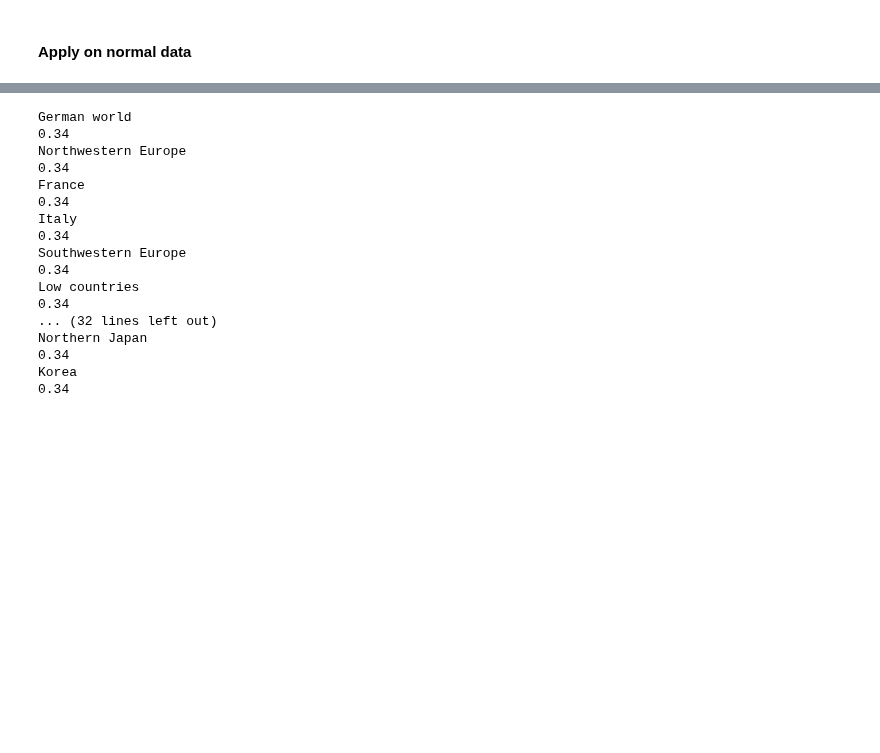
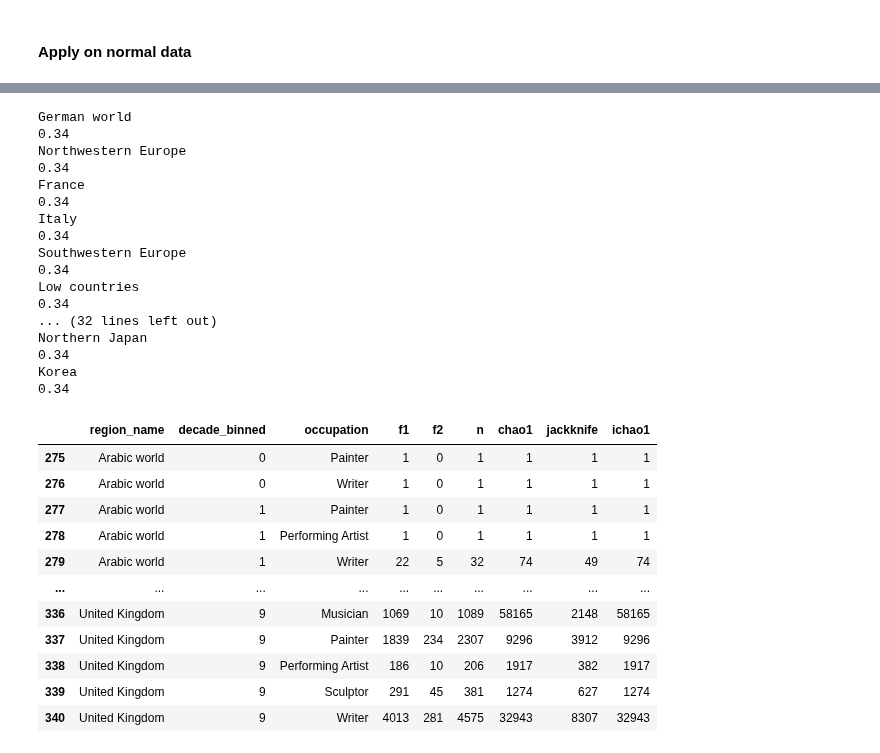
Before and after one commit to charlesdedampierre/cultura, a Jupyter notebook: 3-unseen_species_index/4 - estimator_robustness_analysis.ipynb, the cells around one changed output, grey strips where cells are left out. Cells and saved outputs as stored; diff of their text form; code cells hidden in the pictures; blank space fills up the shorter version.

```diff
--- a/3-unseen_species_index/4 - estimator_robustness_analysis.ipynb
+++ b/3-unseen_species_index/4 - estimator_robustness_analysis.ipynb
@@ -52,5 +69,5 @@ egghe_proot -> 6
 # %%
-df = pd.read_csv('unseen_species_model/unseen_species_model_bayesian.csv')
+
 
 df["count"] = df["count_works"].copy()
 df['count'] = df['count'].astype(int)
@@ -74,30 +91,123 @@ for region in sample.region_name.unique():
     df_copia = sample[['individual_wikidata_id', 'count', 'region_name']].copy().drop_duplicates()
     df_copia = df_copia[df_copia['region_name']==region]
     individual_counts = df_copia.set_index('individual_wikidata_id')['count']
     individual_counts.index.name = None
     ds = to_copia_dataset(individual_counts, data_type="abundance", input_type="counts")
 
     method = 'jackknife'
     # method='chao1'
     res = ds.S_obs/(ds.S_obs + round(diversity(ds, method=method)))
     print(round(res, 2))
     # for method in ('chao1', 'jackknife'):
     #     print(method, '->', round(diversity(ds, method=method)))
+
+
+
+
+import warnings
+
+# Option 1: Filter this specific warning message
+warnings.filterwarnings("ignore", message="Add-one smoothing for f4 = 0")
+warnings.filterwarnings("ignore", category=FutureWarning)
+
+
+# Initialize results list
+results = []
+
+# Process each region separately
+for region in sample['region_name'].unique():
+    region_data = sample[sample['region_name'] == region]
+
+    # Get min and max decades for this region
+    min_decade = region_data['decade'].min()
+    max_decade = region_data['decade'].max()
+
+    # Create 10 equal time bins
+    time_range = max_decade - min_decade
+    bin_size = time_range / 10
+
+    # Create custom bins
+    bins = [min_decade + i * bin_size for i in range(11)]
+    labels = [i for i in range(10)]
+
+    # Apply the custom binning
+    region_data['time_period'] = pd.cut(region_data['decade'],
+                                         bins=bins,
+                                         labels=labels,
+                                         include_lowest=True)
+
+    # Group by time period and occupation
+    groups = region_data.groupby(['time_period', 'occupation'])
+
+    # Iterate through each group
+    for (time_period, occupation), group_data in groups:
+        # Get counts for unique individuals in this group
+        df_unique = group_data[['individual_wikidata_id', 'count']].drop_duplicates()
+
+        individual_counts = df_unique.set_index('individual_wikidata_id')['count']
+        individual_counts.index.name = None
+        ds = to_copia_dataset(individual_counts, data_type="abundance", input_type="counts")
+
+
+        chao1 = round(diversity(ds, method='chao1'))
+        jackknife =  round(diversity(ds, method='jackknife'))
+        ichao1 =  round(diversity(ds, method='ichao1'))
+        # ace =  round(diversity(ds, method='ace'))
+        # egghe_proot=  round(diversity(ds, method='egghe_proot')) #not stable
+
+        # # Calculate Chao1 statistics
+        # stats = calculate_chao1(counts)
+
+        # Add to results
+        results.append({
+            'region_name': region,
+            'decade_binned': time_period,
+            'occupation': occupation,
+            'f1': ds.f1,
+            'f2': ds.f2,
+            'n': ds.n,
+            'chao1': chao1,
+            'jackknife':jackknife,
+            'ichao1':ichao1,
+            # 'ace':ace,
+            # 'egghe_proot':egghe_proot
+
+        })
+
+# Create DataFrame from results
+df_estimator = pd.DataFrame(results)
+
+# Sort by region, time period, occupation
+df_estimator = df_estimator.sort_values(['region_name', 'decade_binned', 'occupation'])
+
+df_estimator
 # %% [output]
 German world
 0.34
 Northwestern Europe
 0.34
 France
 0.34
 Italy
 0.34
 Southwestern Europe
 0.34
 Low countries
 0.34
 ... (32 lines left out)
 Northern Japan
 0.34
 Korea
 0.34
+|  | region_name | decade_binned | occupation | f1 | f2 | n | chao1 | jackknife | ichao1 |
+| 275 | Arabic world | 0 | Painter | 1 | 0 | 1 | 1 | 1 | 1 |
+| 276 | Arabic world | 0 | Writer | 1 | 0 | 1 | 1 | 1 | 1 |
+| 277 | Arabic world | 1 | Painter | 1 | 0 | 1 | 1 | 1 | 1 |
+| 278 | Arabic world | 1 | Performing Artist | 1 | 0 | 1 | 1 | 1 | 1 |
+| 279 | Arabic world | 1 | Writer | 22 | 5 | 32 | 74 | 49 | 74 |
+| ... | ... | ... | ... | ... | ... | ... | ... | ... | ... |
+| 336 | United Kingdom | 9 | Musician | 1069 | 10 | 1089 | 58165 | 2148 | 58165 |
+| 337 | United Kingdom | 9 | Painter | 1839 | 234 | 2307 | 9296 | 3912 | 9296 |
+| 338 | United Kingdom | 9 | Performing Artist | 186 | 10 | 206 | 1917 | 382 | 1917 |
+| 339 | United Kingdom | 9 | Sculptor | 291 | 45 | 381 | 1274 | 627 | 1274 |
+| 340 | United Kingdom | 9 | Writer | 4013 | 281 | 4575 | 32943 | 8307 | 32943 |
```
Also changed, not shown: parts of 12 cells of this notebook, 3 other files.
